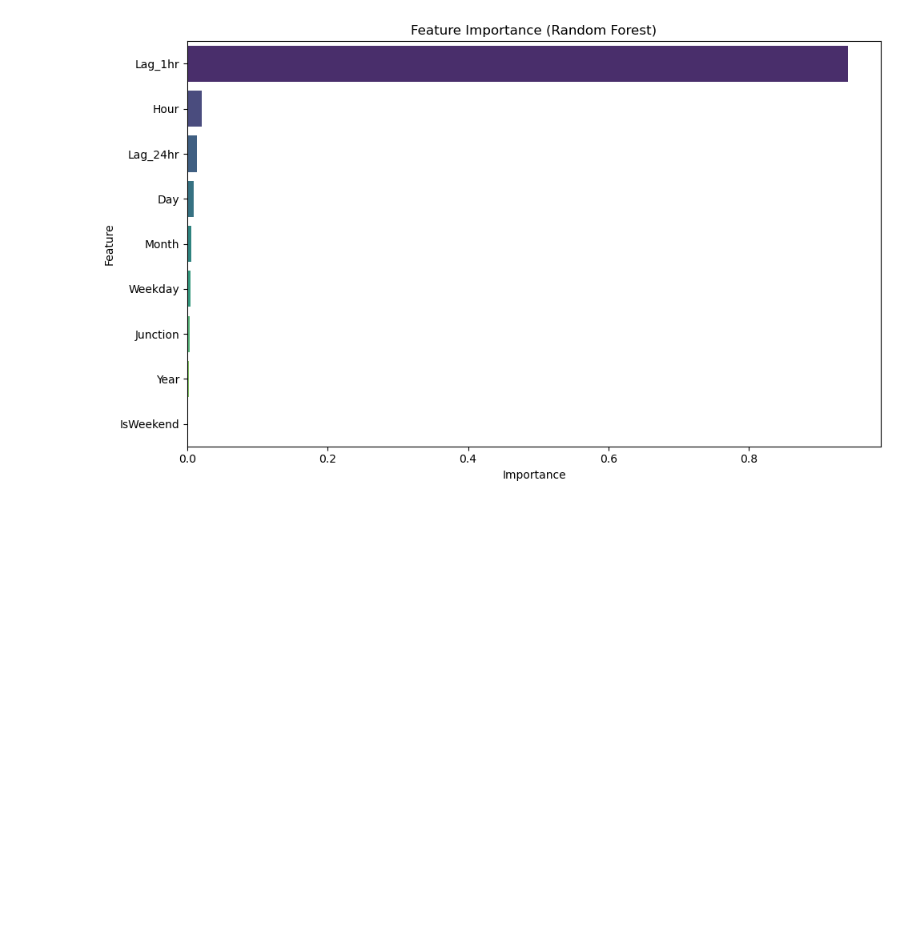
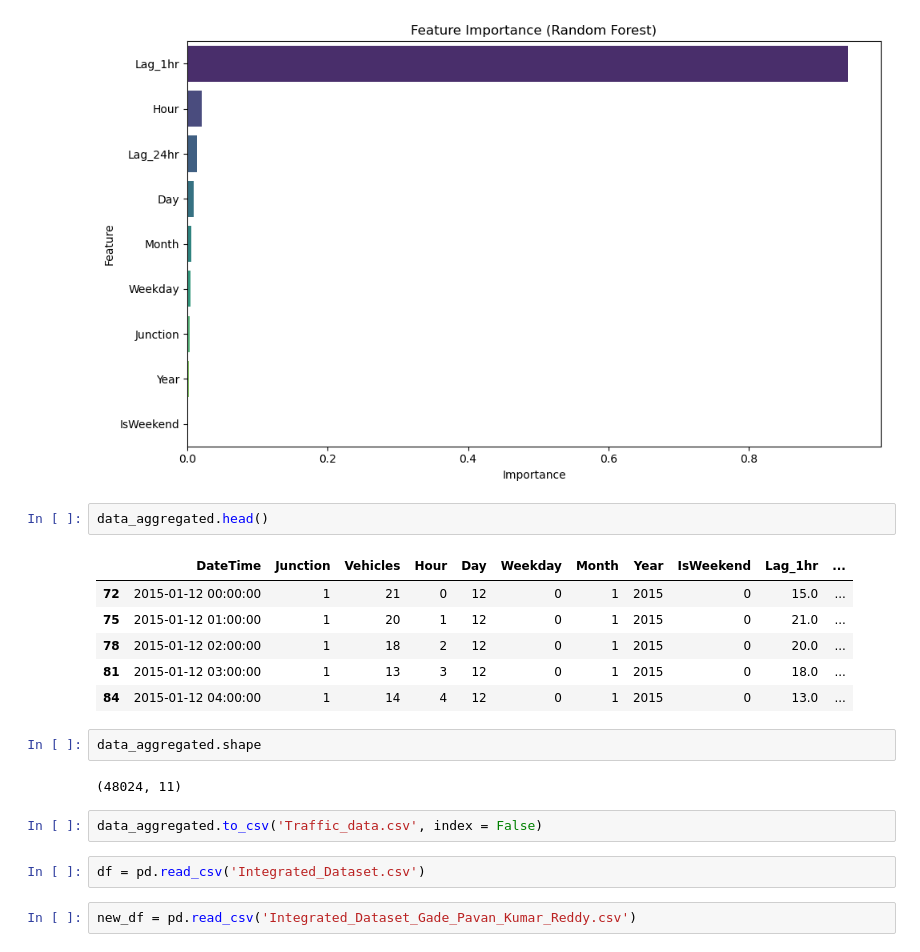
Before and after one commit to pavangade31/Mentorship_Project, a Jupyter notebook: Aggregated and Preprocessed Data_Gade Pavan Kumar Reddy.ipynb, the cells around one changed output. Cells and saved outputs as stored; diff of their text form; blank space fills up the shorter version.

```diff
--- a/Aggregated and Preprocessed Data_Gade Pavan Kumar Reddy.ipynb
+++ b/Aggregated and Preprocessed Data_Gade Pavan Kumar Reddy.ipynb
@@ -116,3 +120,22 @@ plt.tight_layout()
 plt.show()
 # %% [output]
 [figure]
+# %%
+data_aggregated.head()
+# %% [output]
+|  | DateTime | Junction | Vehicles | Hour | Day | Weekday | Month | Year | IsWeekend | Lag_1hr | ... |
+| 72 | 2015-01-12 00:00:00 | 1 | 21 | 0 | 12 | 0 | 1 | 2015 | 0 | 15.0 | ... |
+| 75 | 2015-01-12 01:00:00 | 1 | 20 | 1 | 12 | 0 | 1 | 2015 | 0 | 21.0 | ... |
+| 78 | 2015-01-12 02:00:00 | 1 | 18 | 2 | 12 | 0 | 1 | 2015 | 0 | 20.0 | ... |
+| 81 | 2015-01-12 03:00:00 | 1 | 13 | 3 | 12 | 0 | 1 | 2015 | 0 | 18.0 | ... |
+| 84 | 2015-01-12 04:00:00 | 1 | 14 | 4 | 12 | 0 | 1 | 2015 | 0 | 13.0 | ... |
+# %%
+data_aggregated.shape
+# %% [output]
+(48024, 11)
+# %%
+data_aggregated.to_csv('Traffic_data.csv', index = False)
+# %%
+df = pd.read_csv('Integrated_Dataset.csv')
+# %%
+new_df = pd.read_csv('Integrated_Dataset_Gade_Pavan_Kumar_Reddy.csv')
```
Also changed, not shown: parts of 13 cells of this notebook, 1 other file.
